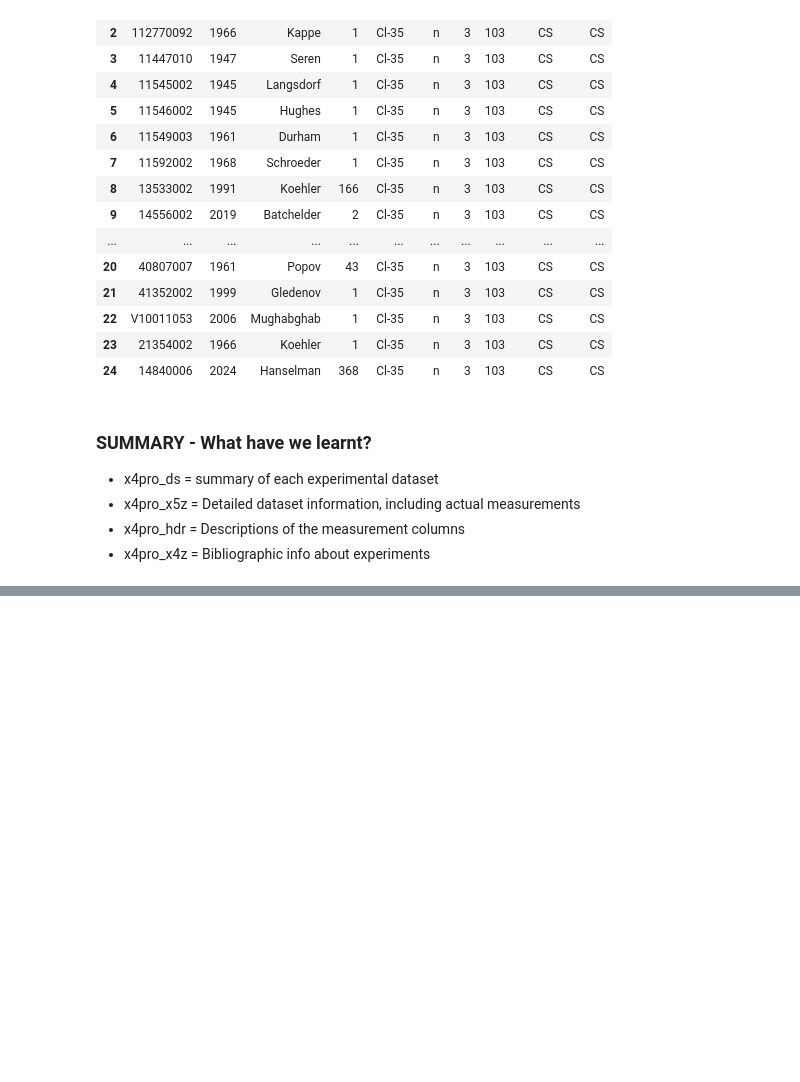
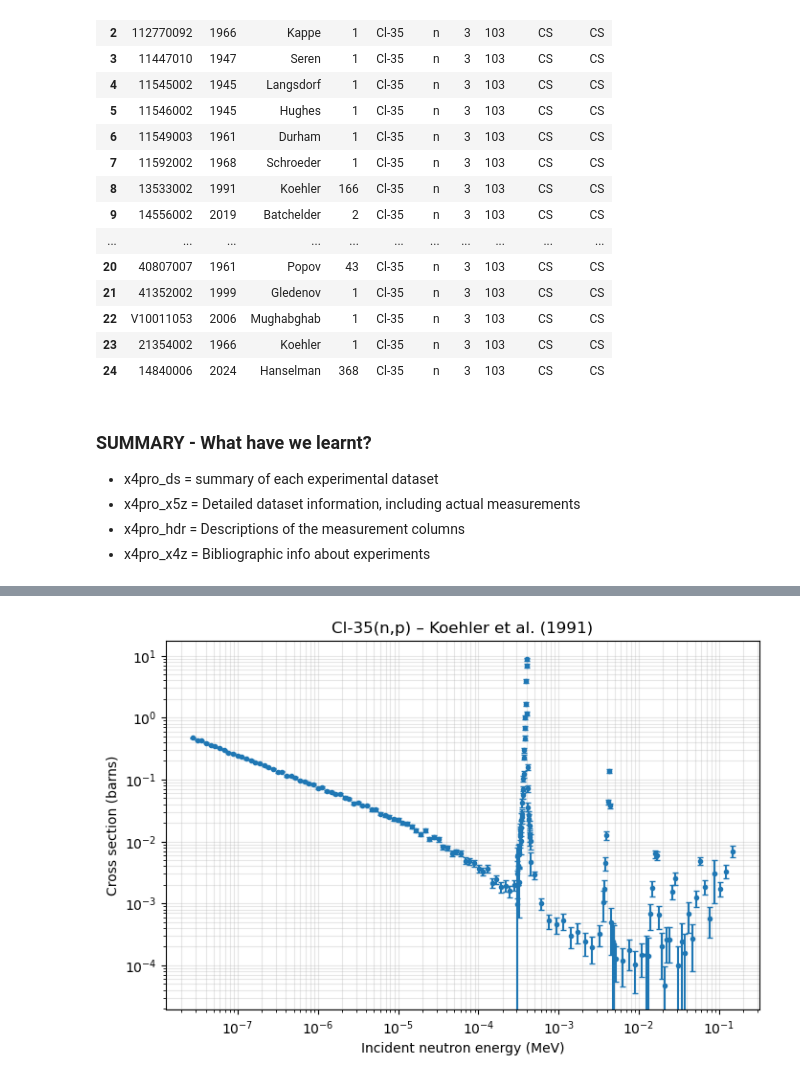
Before and after one commit to keenanbishop135/MSci-Project, a Jupyter notebook: My Notebooks/x4-fetch.ipynb, the cells around one changed output, grey strips where cells are left out. Saved outputs shown, nothing was run; the diff lists cells and outputs as text; code cells hidden in the pictures; blank space fills up the shorter version.

```diff
--- a/My Notebooks/x4-fetch.ipynb
+++ b/My Notebooks/x4-fetch.ipynb
@@ -454,0 +581,15 @@ display(chlorine_candidates[
+# %%
+# Extract the three measurement columns
+energy = next(c for c in dataset["x4data"] if c["cvar"] == "x1")
+cross_section = next(c for c in dataset["x4data"] if c["cvar"] == "y")
+uncertainty = next(c for c in dataset["x4data"] if c["cvar"] == "dy")
+
+# Construct a DataFrame
+koehler_df = pd.DataFrame({
+    "energy_eV": energy["dat0"],
+    "energy_MeV": [e * 1e-6 for e in energy["dat0"]],
+    "cross_section_b": cross_section["dat1"],
+    "uncertainty_b": uncertainty["dat1"]
+})
+
+display(koehler_df.head(10))
@@ -454,0 +608,25 @@ display(chlorine_candidates[
+# %%
+import matplotlib.pyplot as plt
+
+plt.figure(figsize=(8, 5))
+
+plt.errorbar(
+    koehler_df["energy_MeV"],
+    koehler_df["cross_section_b"],
+    yerr=koehler_df["uncertainty_b"],
+    fmt="o",
+    markersize=3,
+    capsize=2
+)
+
+plt.xscale("log")
+plt.yscale("log")
+
+plt.xlabel("Incident neutron energy (MeV)")
+plt.ylabel("Cross section (barns)")
+plt.title("Cl-35(n,p) – Koehler et al. (1991)")
+
+plt.grid(True, which="both", alpha=0.3)
+plt.show()
+# %% [output]
+[figure, added]
```
Also changed, not shown: parts of 6 cells of this notebook, 1 other file.
